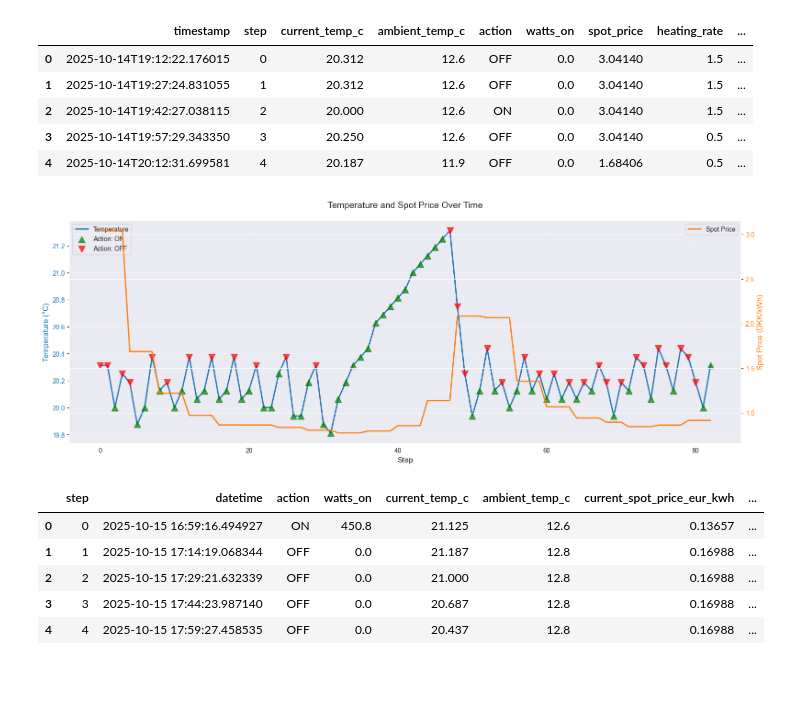
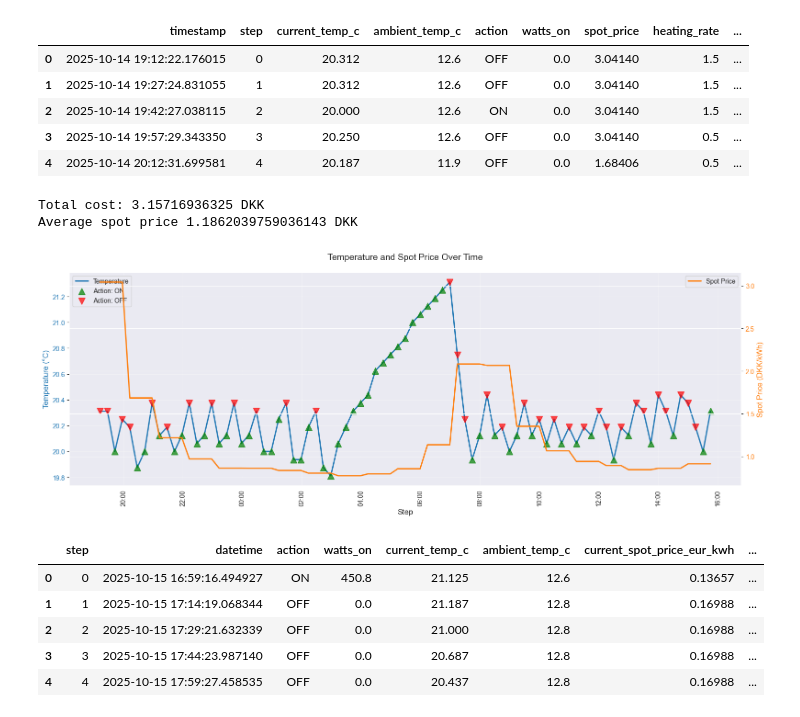
Before and after one commit to KaffeDiem/mpc-prototype, a Jupyter notebook: data/plot.ipynb, the cells around one changed output. Cells and saved outputs as stored; diff of their text form; code cells hidden in the pictures; blank space fills up the shorter version.

```diff
--- a/data/plot.ipynb
+++ b/data/plot.ipynb
@@ -9,52 +9,62 @@ import seaborn as sns
 sns.set_style("darkgrid")
 
 df = pd.read_csv("stats_2025-10-14_19-12-16.csv")
+df['timestamp'] = pd.to_datetime(df['timestamp'])
 df.head()
 # %% [output]
 |  | timestamp | step | current_temp_c | ambient_temp_c | action | watts_on | spot_price | heating_rate | ... |
-| 0 | 2025-10-14T19:12:22.176015 | 0 | 20.312 | 12.6 | OFF | 0.0 | 3.04140 | 1.5 | ... |
-| 1 | 2025-10-14T19:27:24.831055 | 1 | 20.312 | 12.6 | OFF | 0.0 | 3.04140 | 1.5 | ... |
-| 2 | 2025-10-14T19:42:27.038115 | 2 | 20.000 | 12.6 | ON | 0.0 | 3.04140 | 1.5 | ... |
-| 3 | 2025-10-14T19:57:29.343350 | 3 | 20.250 | 12.6 | OFF | 0.0 | 3.04140 | 0.5 | ... |
-| 4 | 2025-10-14T20:12:31.699581 | 4 | 20.187 | 11.9 | OFF | 0.0 | 1.68406 | 0.5 | ... |
+| 0 | 2025-10-14 19:12:22.176015 | 0 | 20.312 | 12.6 | OFF | 0.0 | 3.04140 | 1.5 | ... |
+| 1 | 2025-10-14 19:27:24.831055 | 1 | 20.312 | 12.6 | OFF | 0.0 | 3.04140 | 1.5 | ... |
+| 2 | 2025-10-14 19:42:27.038115 | 2 | 20.000 | 12.6 | ON | 0.0 | 3.04140 | 1.5 | ... |
+| 3 | 2025-10-14 19:57:29.343350 | 3 | 20.250 | 12.6 | OFF | 0.0 | 3.04140 | 0.5 | ... |
+| 4 | 2025-10-14 20:12:31.699581 | 4 | 20.187 | 11.9 | OFF | 0.0 | 1.68406 | 0.5 | ... |
 # %%
 fig, ax1 = plt.subplots(figsize=(16, 6))
 
 # Plot temperature on the left y-axis
 color = 'tab:blue'
 ax1.set_xlabel('Step', fontsize=12)
 ax1.set_ylabel('Temperature (°C)', color=color, fontsize=12)
-ax1.plot(df['step'], df['current_temp_c'], color=color, linewidth=2, label='Temperature')
+ax1.plot(df['timestamp'], df['current_temp_c'], color=color, linewidth=2, label='Temperature')
 ax1.tick_params(axis='y', labelcolor=color)
 
 # Add triangle indicators for ON/OFF actions
 df_on = df[df['action'] == 'ON']
 df_off = df[df['action'] == 'OFF']
 
-ax1.scatter(df_on['step'], df_on['current_temp_c'], marker='^', s=100,
+ax1.scatter(df_on['timestamp'], df_on['current_temp_c'], marker='^', s=100,
             color='green', alpha=0.7, label='Action: ON', zorder=5)
-ax1.scatter(df_off['step'], df_off['current_temp_c'], marker='v', s=100,
+ax1.scatter(df_off['timestamp'], df_off['current_temp_c'], marker='v', s=100,
             color='red', alpha=0.7, label='Action: OFF', zorder=5)
+
+# Format x-axis to show time in 24h format (HH:MM) and rotate labels
+ax1.xaxis.set_major_formatter(mdates.DateFormatter('%H:%M'))
+ax1.tick_params(axis='x', rotation=90)
 
 # Create a second y-axis for spot price on the right
 ax2 = ax1.twinx()
 color = 'tab:orange'
 ax2.set_ylabel('Spot Price (DKK/kWh)', color=color, fontsize=12)
-ax2.plot(df['step'], df['spot_price'], color=color, linewidth=2, label='Spot Price')
+ax2.plot(df['timestamp'], df['spot_price'], color=color, linewidth=2, label='Spot Price')
 ax2.tick_params(axis='y', labelcolor=color)
 
 # Add title and grid
 plt.title('Temperature and Spot Price Over Time', fontsize=14, pad=20)
 ax1.grid(True, alpha=0.3)
 
 # Add legends
 ax1.legend(loc='upper left')
 ax2.legend(loc='upper right')
 
+print(f"Total cost: {df['cost_dkk_per_step'].sum()} DKK")
+print(f"Average spot price {df['spot_price'].mean()} DKK")
+
 fig.tight_layout()
 plt.show()
 # %% [output]
+Total cost: 3.15716936325 DKK
+Average spot price 1.1862039759036143 DKK
-[figure, old version]
+[figure, new version]
 # %%
 df = pd.read_csv("stats_2025-10-15_16-59-11.csv")
 df['datetime'] = pd.to_datetime(df['datetime'])
```
Also changed, not shown: parts of 4 cells of this notebook, 1 other file.
